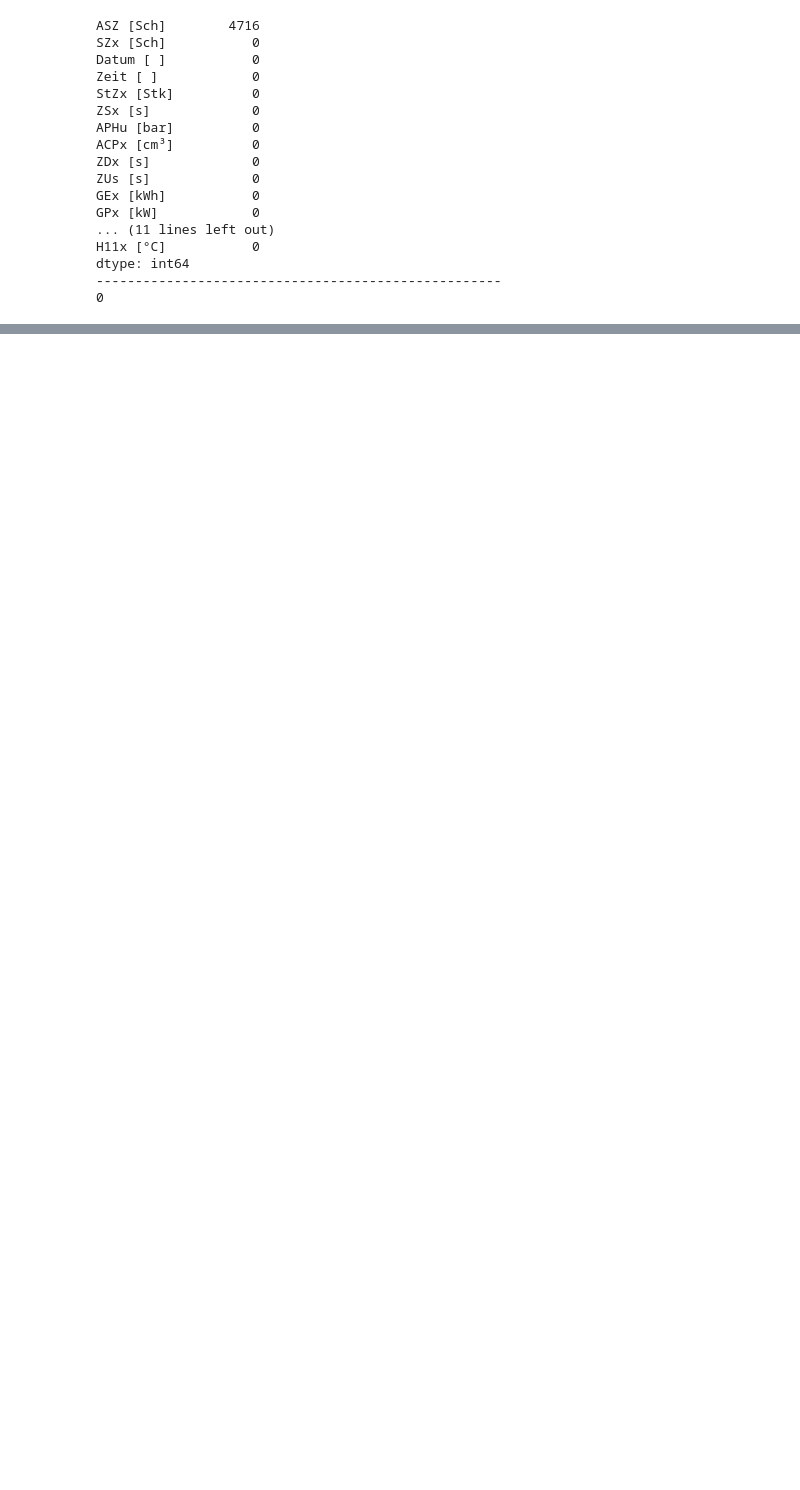
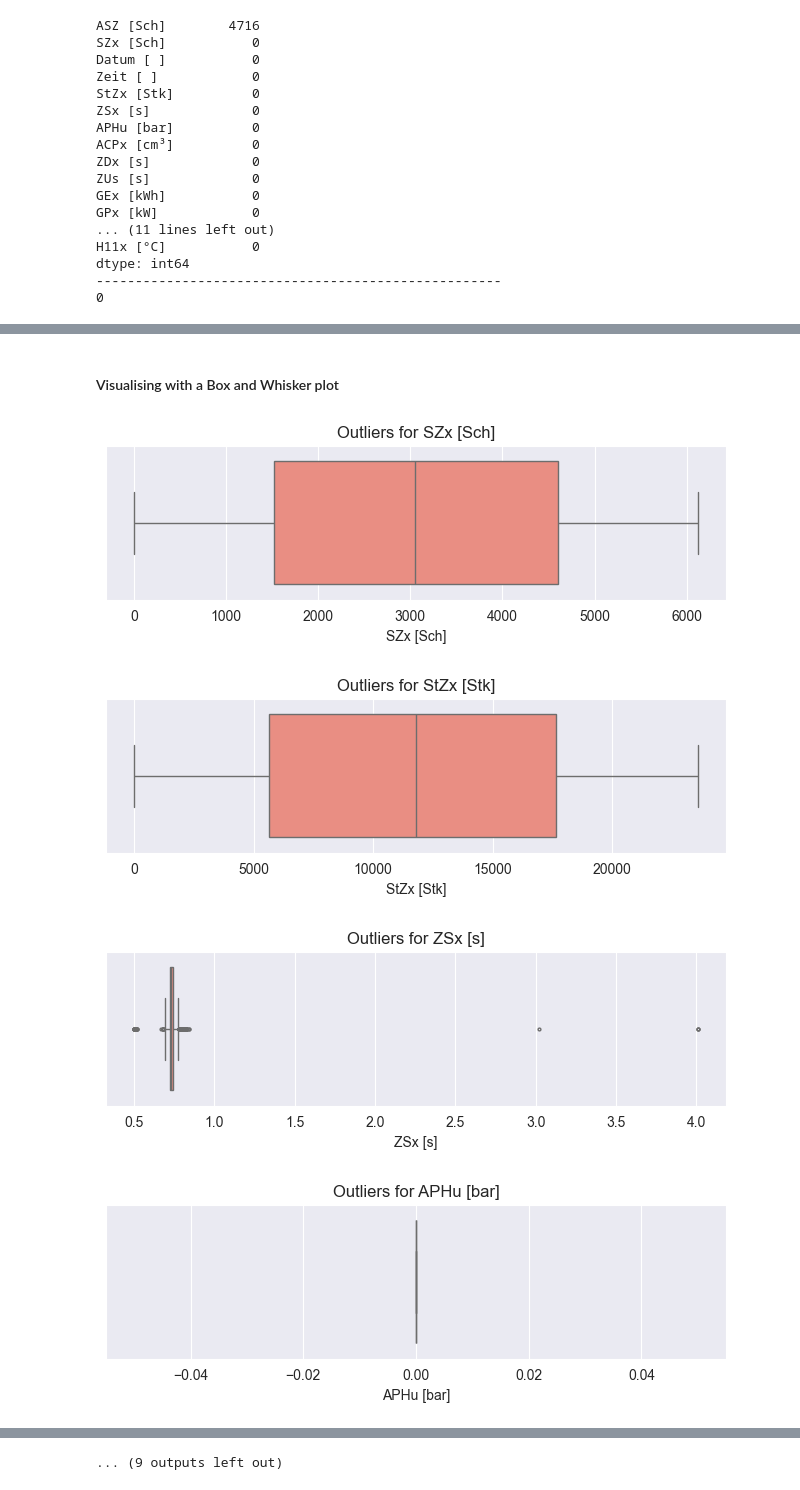
Before and after one commit to LOP-POL/challenge-machine-learning, a Jupyter notebook: main.ipynb, the cells around one changed output, grey strips where cells are left out. Saved outputs shown, nothing was run; the diff lists cells and outputs as text; code cells hidden in the pictures; blank space fills up the shorter version.

```diff
--- a/main.ipynb
+++ b/main.ipynb
@@ -82,0 +187,15 @@ histogram = dataset.hist(bins=20, figsize=(15, 10))
+# %%
+def find_extremes(dataset, top_n = 20):
+    numeric_cols = dataset.select_dtypes(include=[np.number])
+
+    z_scores = numeric_cols.apply(lambda x: np.abs((x - x.mean()) / x.std()))
+
+    dataset['max_z_score'] = z_scores.max(axis=1)
+
+    extreme_rows = dataset.sort_values(by=['max_z_score'], ascending=False).head(top_n)
+
+    return extreme_rows
+
+extremes = find_extremes(dataset)
+print(extremes)
+dataset = dataset.drop(columns=['max_z_score'])
@@ -82,0 +228,28 @@ histogram = dataset.hist(bins=20, figsize=(15, 10))
+# %% [markdown]
+#### Visualising with a Box and Whisker plot ####
+# %%
+def plot_outliers(dataset):
+    numeric_cols = dataset.select_dtypes(include=[np.number])
+
+    cols = numeric_cols.columns
+    cols_per_row = 3
+    num_plots = len(numeric_cols)
+    rows = math.ceil(num_plots / cols_per_row)
+
+    for col in numeric_cols.columns:
+        pyplt.figure(figsize=(8, 2))
+        sns.boxplot(x=numeric_cols[col], color='salmon', fliersize=2)
+
+        pyplt.title(f'Outliers for {col}')
+        pyplt.show()
+
+        pyplt.close()
+
+
+
+plot_outliers(dataset)
+# %% [output]
+[figure, added]
+[figure, added]
+[figure, added]
+[figure, added]
@@ -82,0 +264 @@ histogram = dataset.hist(bins=20, figsize=(15, 10))
+... (9 outputs left out)
```
Also changed, not shown: parts of 32 cells of this notebook, 3 other files.
